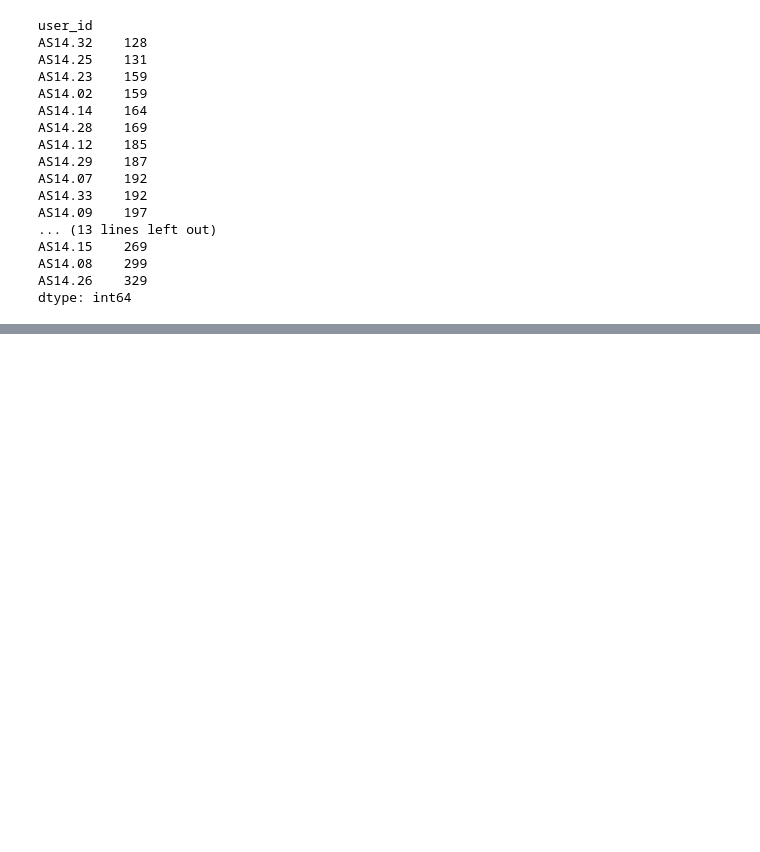
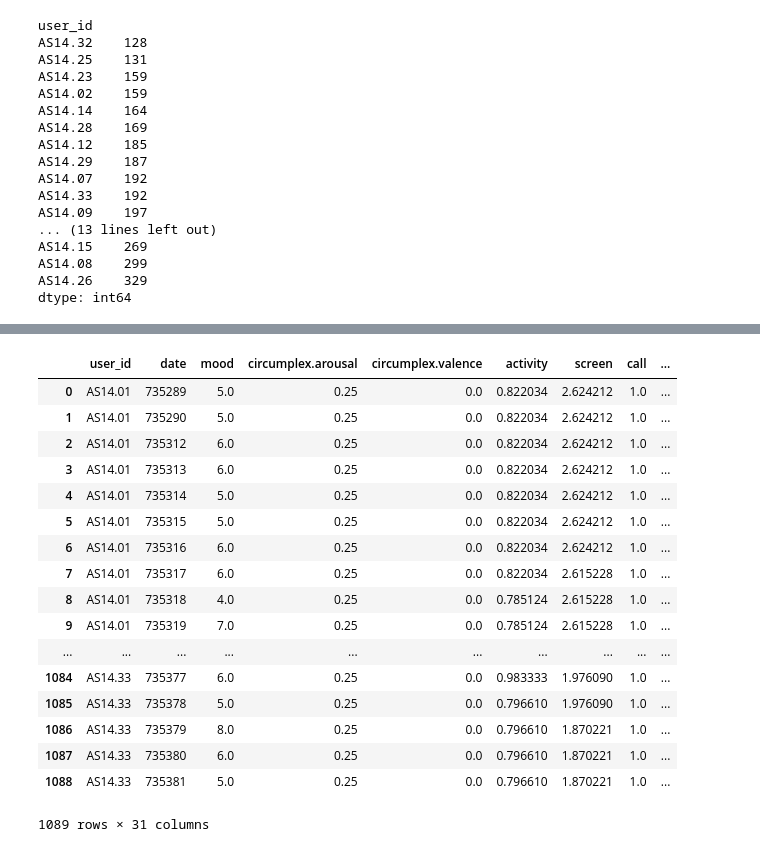
Before and after one commit to antreashp/Clean_data_mining_2020, a Jupyter notebook: numerical_analysis.ipynb, the cells around one changed output, grey strips where cells are left out. Saved outputs shown, nothing was run; the diff lists cells and outputs as text; code cells hidden in the pictures; blank space fills up the shorter version.

```diff
--- a/numerical_analysis.ipynb
+++ b/numerical_analysis.ipynb
@@ -54,0 +91,21 @@ dtype: int64
+# %%
+df2
+# %% [output]
+|  | user_id | date | mood | circumplex.arousal | circumplex.valence | activity | screen | call | ... |
+| 0 | AS14.01 | 735289 | 5.0 | 0.25 | 0.0 | 0.822034 | 2.624212 | 1.0 | ... |
+| 1 | AS14.01 | 735290 | 5.0 | 0.25 | 0.0 | 0.822034 | 2.624212 | 1.0 | ... |
+| 2 | AS14.01 | 735312 | 6.0 | 0.25 | 0.0 | 0.822034 | 2.624212 | 1.0 | ... |
+| 3 | AS14.01 | 735313 | 6.0 | 0.25 | 0.0 | 0.822034 | 2.624212 | 1.0 | ... |
+| 4 | AS14.01 | 735314 | 5.0 | 0.25 | 0.0 | 0.822034 | 2.624212 | 1.0 | ... |
+| 5 | AS14.01 | 735315 | 5.0 | 0.25 | 0.0 | 0.822034 | 2.624212 | 1.0 | ... |
+| 6 | AS14.01 | 735316 | 6.0 | 0.25 | 0.0 | 0.822034 | 2.624212 | 1.0 | ... |
+| 7 | AS14.01 | 735317 | 6.0 | 0.25 | 0.0 | 0.822034 | 2.615228 | 1.0 | ... |
+| 8 | AS14.01 | 735318 | 4.0 | 0.25 | 0.0 | 0.785124 | 2.615228 | 1.0 | ... |
+| 9 | AS14.01 | 735319 | 7.0 | 0.25 | 0.0 | 0.785124 | 2.615228 | 1.0 | ... |
+| ... | ... | ... | ... | ... | ... | ... | ... | ... | ... |
+| 1084 | AS14.33 | 735377 | 6.0 | 0.25 | 0.0 | 0.983333 | 1.976090 | 1.0 | ... |
+| 1085 | AS14.33 | 735378 | 5.0 | 0.25 | 0.0 | 0.796610 | 1.976090 | 1.0 | ... |
+| 1086 | AS14.33 | 735379 | 8.0 | 0.25 | 0.0 | 0.796610 | 1.870221 | 1.0 | ... |
+| 1087 | AS14.33 | 735380 | 6.0 | 0.25 | 0.0 | 0.796610 | 1.870221 | 1.0 | ... |
+| 1088 | AS14.33 | 735381 | 5.0 | 0.25 | 0.0 | 0.796610 | 1.870221 | 1.0 | ... |
+1089 rows × 31 columns
```
Also changed, not shown: parts of 8 cells of this notebook.
